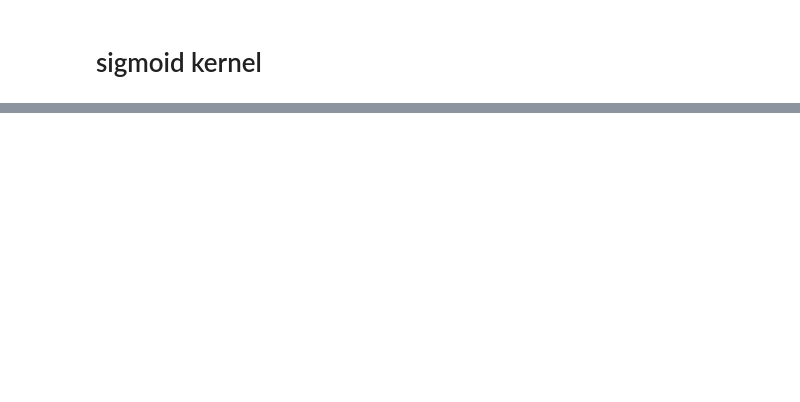
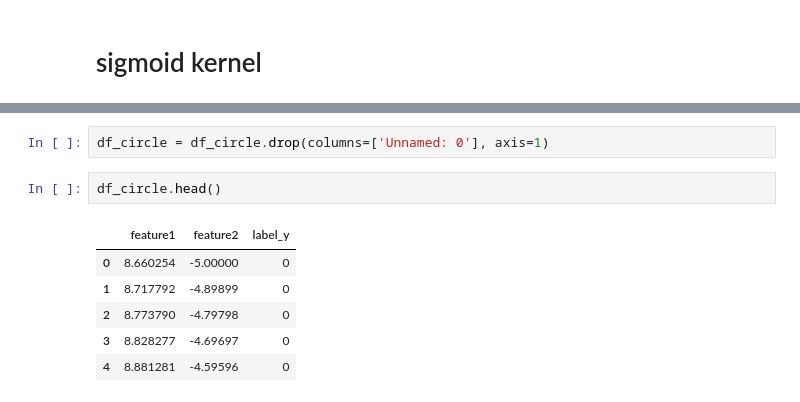
Before and after one commit to abdullah-621/Machine-Learning, a Jupyter notebook: SVM/SVC.ipynb, the cells around one changed output, grey strips where cells are left out. Cells and saved outputs as stored; diff of their text form; blank space fills up the shorter version.

```diff
--- a/SVM/SVC.ipynb
+++ b/SVM/SVC.ipynb
@@ -155,0 +167,11 @@ plot_decision_boundary(X, y, model4)
+# %%
+df_circle = df_circle.drop(columns=['Unnamed: 0'], axis=1)
+# %%
+df_circle.head()
+# %% [output]
+|  | feature1 | feature2 | label_y |
+| 0 | 8.660254 | -5.00000 | 0 |
+| 1 | 8.717792 | -4.89899 | 0 |
+| 2 | 8.773790 | -4.79798 | 0 |
+| 3 | 8.828277 | -4.69697 | 0 |
+| 4 | 8.881281 | -4.59596 | 0 |
```
Also changed, not shown: parts of 12 cells of this notebook, 4 other files.
